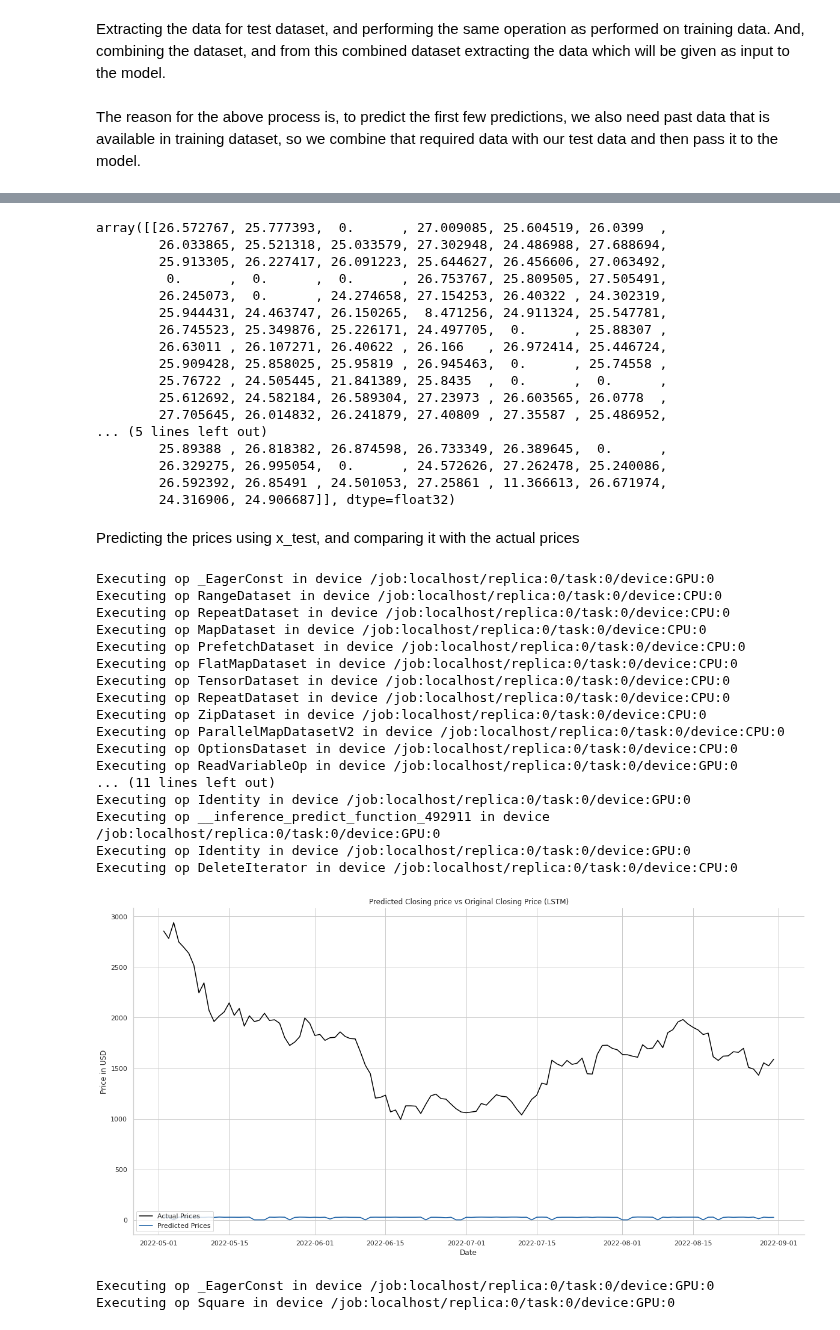
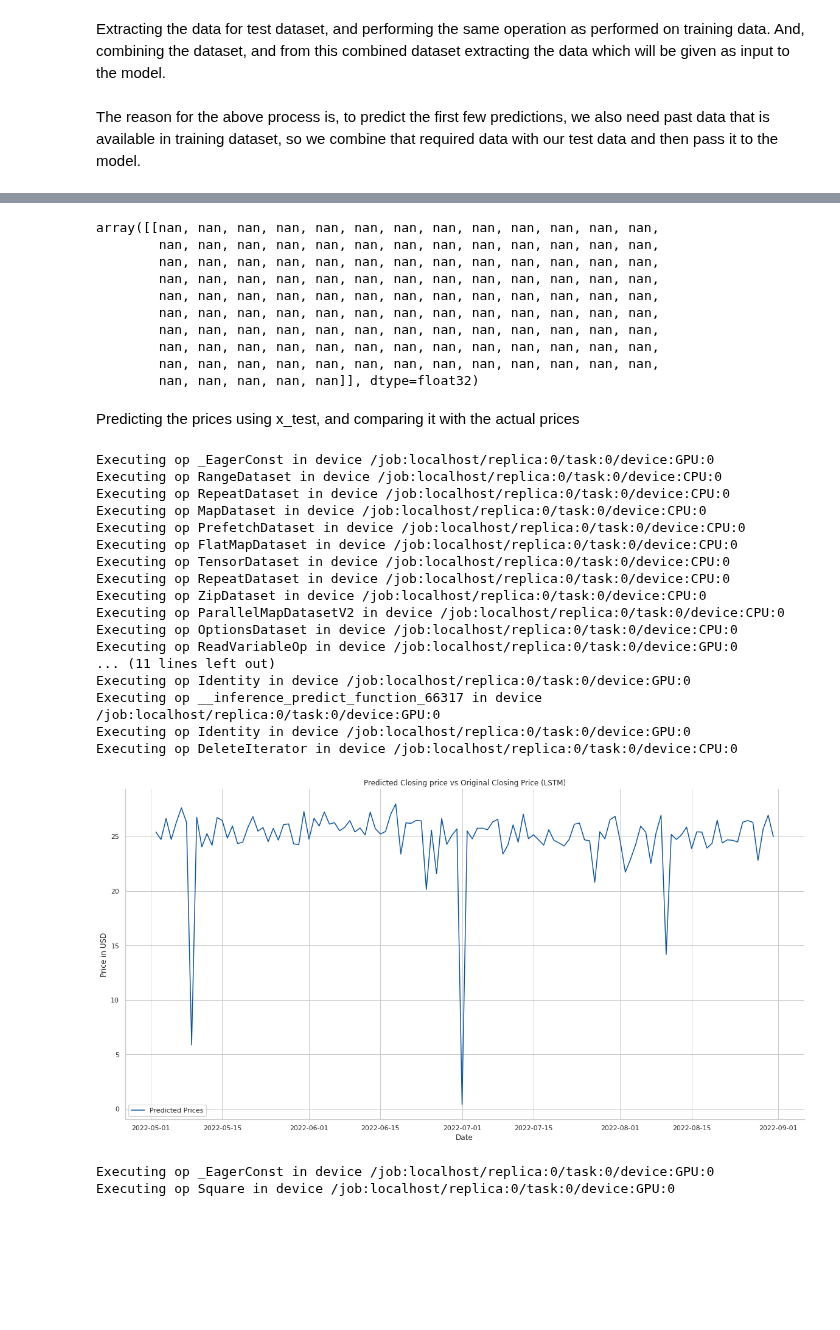
Before and after one commit to akhil14shukla/Crypto-Prediction, a Jupyter notebook: main_LSTM.ipynb, the cells around one changed output, grey strips where cells are left out. Saved outputs shown, nothing was run; the diff lists cells and outputs as text; code cells hidden in the pictures; blank space fills up the shorter version.

Commit message:
Updated LSTM notebook

```diff
--- a/main_LSTM.ipynb
+++ b/main_LSTM.ipynb
@@ -296,7 +277,7 @@ future_days=0
 # scaled_data = np.array(difference(scaled_data))
 x_train, y_train = [], []
 scaled_data=np.array(final_data)
-for x in range(prediction_days, len(scaled_data)-future_days-prediction_days-122):
+for x in range(prediction_days, len(scaled_data)-future_days-122-122):
     x_train.append(scaled_data[x-prediction_days:x])
     y_train.append(scaled_data[x+future_days:x+122,scaled_data.shape[1]-1])
 x_train, y_train = np.array(x_train), np.array(y_train)
@@ -464,42 +461,25 @@ The hyperparameters need to be more precisely tuned, but so far they seem to wor
 model = Sequential()                # could make units 50, for better prediction
 # model.add(LayerNormalization())     # Normalizing the input data
 # First LSTM layer
-model.add(LSTM(units=50,return_sequences=True,input_shape=(x_train.shape[1],x_train.shape[2]),activation="softplus",unroll=True))
+model.add(LSTM(units=200,return_sequences=True,input_shape=(x_train.shape[1],x_train.shape[2]),unroll=True))
 # model.add(Dropout(0.1))    # Removing some of the data from the previous layer to avoid overfitting
-model.add(BatchNormalization())
-model.add(LSTM(units=50, activation="softplus",unroll=True,return_sequences=True))#, return_sequences=True))    # Second LSTM Layer
+# model.add(BatchNormalization())
+model.add(LSTM(units=200, unroll=True,return_sequences=True))#, return_sequences=True))    # Second LSTM Layer
 # model.add(Dropout(0.1))
 # model.add(Activation(activation="relu"))
 # model.add(BatchNormalization())
-model.add(LSTM(units=50, return_sequences=True))
-model.add(Dropout(0.1))
-# model.add(BatchNormalization())
-model.add(LSTM(units=50, return_sequences=True))
-# model.add(Dropout(0.1))
-model.add(BatchNormalization())
-model.add(LSTM(units=50, return_sequences=True))
-# model.add(Dropout(0.1))
-model.add(BatchNormalization())
-model.add(LSTM(units=50, return_sequences=False))
-model.add(Dropout(0.1))
-# model.add(LSTM(units=50, return_sequences=True))
-# model.add(Dropout(0.1))
-# model.add(LSTM(units=50, return_sequences=True))
-# model.add(Dropout(0.1))
-# model.add(LSTM(units=50, return_sequences=True))
-# model.add(Dropout(0.1))
-# model.add(Activation(activation="relu"))
-# model.add(BatchNormalization())
-# model.add(LSTM(units=50))
+model.add(LSTM(units=200, return_sequences=True))
 # model.add(Dropout(0.1))
 # model.add(BatchNormalization())
-##
+model.add(LSTM(units=200, return_sequences=True))
 # model.add(Dropout(0.1))
-# model.add(LSTM(units=50,activation="relu"))
-# model.add(Dense(units=500, activation="relu"))
-# model.add(Dropout(0.2))
+# model.add(BatchNormalization())
+model.add(LSTM(units=200, return_sequences=True))
+# model.add(Dropout(0.1))
+# model.add(BatchNormalization())
+model.add(LSTM(units=200, return_sequences=False))
 
-model.add(Dense(units=122,activation='relu'))  # Final LSTM Layer of unit=1, cause we have just one Output, that is, Closing Price
-model.compile(optimizer='adam', loss=tf.keras.losses.Huber(delta=1),metrics=[rmse])   # Compiling, optimizer and loss can be changed to optimize the model for our specific purpose
+model.add(Dense(units=122))  # Final LSTM Layer of unit=1, cause we have just one Output, that is, Closing Price
+model.compile(optimizer='adam', loss=tf.keras.losses.Huber(delta=1),metrics=[rmse,mean_absolute_percentage_error]) #    # Compiling, optimizer and loss can be changed to optimize the model for our specific purpose
 model.fit(x_train,y_train, epochs=10, batch_size=10)
 # %% [output]
@@ -618,59 +570,52 @@ Executing op DeleteIterator in device /job:localhost/replica:0/task:0/device:CPU
 # %%
 prediction_prices
 # %% [output]
-array([[26.572767, 25.777393,  0.      , 27.009085, 25.604519, 26.0399  ,
-        26.033865, 25.521318, 25.033579, 27.302948, 24.486988, 27.688694,
-        25.913305, 26.227417, 26.091223, 25.644627, 26.456606, 27.063492,
-         0.      ,  0.      ,  0.      , 26.753767, 25.809505, 27.505491,
-        26.245073,  0.      , 24.274658, 27.154253, 26.40322 , 24.302319,
-        25.944431, 24.463747, 26.150265,  8.471256, 24.911324, 25.547781,
-        26.745523, 25.349876, 25.226171, 24.497705,  0.      , 25.88307 ,
-        26.63011 , 26.107271, 26.40622 , 26.166   , 26.972414, 25.446724,
-        25.909428, 25.858025, 25.95819 , 26.945463,  0.      , 25.74558 ,
-        25.76722 , 24.505445, 21.841389, 25.8435  ,  0.      ,  0.      ,
-        25.612692, 24.582184, 26.589304, 27.23973 , 26.603565, 26.0778  ,
-        27.705645, 26.014832, 26.241879, 27.40809 , 27.35587 , 25.486952,
-... (5 lines left out)
-        25.89388 , 26.818382, 26.874598, 26.733349, 26.389645,  0.      ,
-        26.329275, 26.995054,  0.      , 24.572626, 27.262478, 25.240086,
-        26.592392, 26.85491 , 24.501053, 27.25861 , 11.366613, 26.671974,
-        24.316906, 24.906687]], dtype=float32)
+array([[nan, nan, nan, nan, nan, nan, nan, nan, nan, nan, nan, nan, nan,
+        nan, nan, nan, nan, nan, nan, nan, nan, nan, nan, nan, nan, nan,
+        nan, nan, nan, nan, nan, nan, nan, nan, nan, nan, nan, nan, nan,
+        nan, nan, nan, nan, nan, nan, nan, nan, nan, nan, nan, nan, nan,
+        nan, nan, nan, nan, nan, nan, nan, nan, nan, nan, nan, nan, nan,
+        nan, nan, nan, nan, nan, nan, nan, nan, nan, nan, nan, nan, nan,
+        nan, nan, nan, nan, nan, nan, nan, nan, nan, nan, nan, nan, nan,
+        nan, nan, nan, nan, nan, nan, nan, nan, nan, nan, nan, nan, nan,
+        nan, nan, nan, nan, nan, nan, nan, nan, nan, nan, nan, nan, nan,
+        nan, nan, nan, nan, nan]], dtype=float32)
 # %% [markdown]
 Predicting the prices using x_test, and comparing it with the actual prices
 # %%
 prediction_prices = model.predict(x_test)
 # prediction_prices = scaler_close.inverse_transform(prediction_prices)
 # prediction_prices = invert_difference(total_dataset.iloc[-123,3],prediction_prices)
 sns.set(palette=sns.color_palette("Blues_r"),style="whitegrid", font_scale=1)
 fig, ax = plt.subplots(figsize=(20,10))
 # prediction_prices = scaler.inverse_transform(prediction_prices)
-plt.plot(test_data.index[0:],total_dataset.iloc[-122:,3],color='black', label='Actual Prices')
+# plt.plot(test_data.index[0:],total_dataset.iloc[-122:,3],color='black', label='Actual Prices')
 plt.plot(test_data.index[0:],prediction_prices[0], label='Predicted Prices')
 plt.title("Predicted Closing price vs Original Closing Price (LSTM)")
 plt.xlabel('Date')
 plt.ylabel('Price in USD')
 sns.despine(top=True,right=True,bottom=False, left=False)# prediction_prices = scaler.inverse_transform(prediction_prices)
 plt.legend(loc='lower left')
 plt.show()
 # %% [output]
 Executing op _EagerConst in device /job:localhost/replica:0/task:0/device:GPU:0
 Executing op RangeDataset in device /job:localhost/replica:0/task:0/device:CPU:0
 Executing op RepeatDataset in device /job:localhost/replica:0/task:0/device:CPU:0
 Executing op MapDataset in device /job:localhost/replica:0/task:0/device:CPU:0
 Executing op PrefetchDataset in device /job:localhost/replica:0/task:0/device:CPU:0
 Executing op FlatMapDataset in device /job:localhost/replica:0/task:0/device:CPU:0
 Executing op TensorDataset in device /job:localhost/replica:0/task:0/device:CPU:0
 Executing op RepeatDataset in device /job:localhost/replica:0/task:0/device:CPU:0
 Executing op ZipDataset in device /job:localhost/replica:0/task:0/device:CPU:0
 Executing op ParallelMapDatasetV2 in device /job:localhost/replica:0/task:0/device:CPU:0
 Executing op OptionsDataset in device /job:localhost/replica:0/task:0/device:CPU:0
 Executing op ReadVariableOp in device /job:localhost/replica:0/task:0/device:GPU:0
 ... (11 lines left out)
 Executing op Identity in device /job:localhost/replica:0/task:0/device:GPU:0
-Executing op __inference_predict_function_492911 in device /job:localhost/replica:0/task:0/device:GPU:0
+Executing op __inference_predict_function_66317 in device /job:localhost/replica:0/task:0/device:GPU:0
 Executing op Identity in device /job:localhost/replica:0/task:0/device:GPU:0
 Executing op DeleteIterator in device /job:localhost/replica:0/task:0/device:CPU:0
-[figure, old version]
+[figure, new version]
 # %%
 def mean_absolute_percentage_error(y_true, y_pred):
     y_true, y_pred = np.array(y_true), np.array(y_pred)
```
Also changed, not shown: parts of 11 cells of this notebook.
